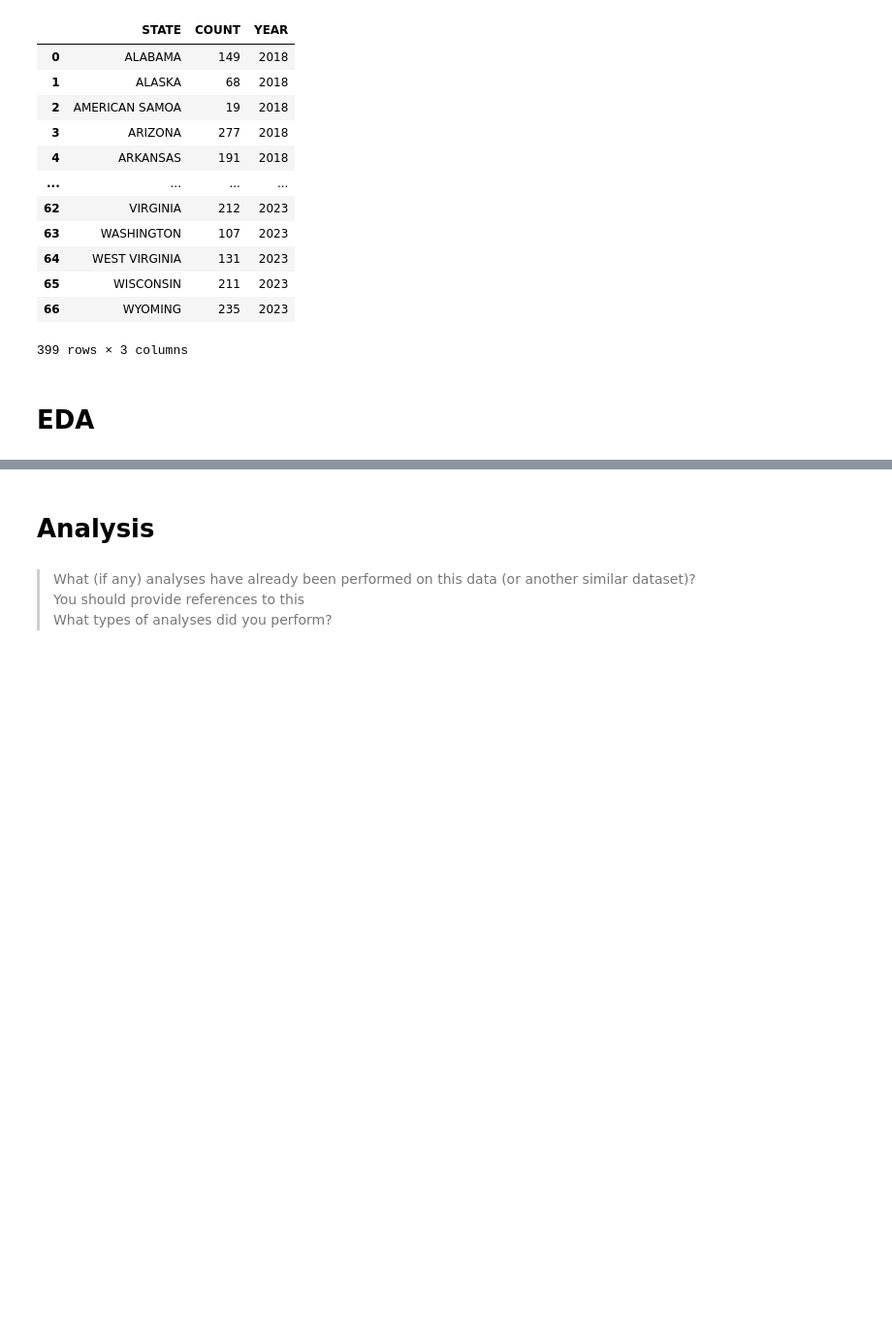
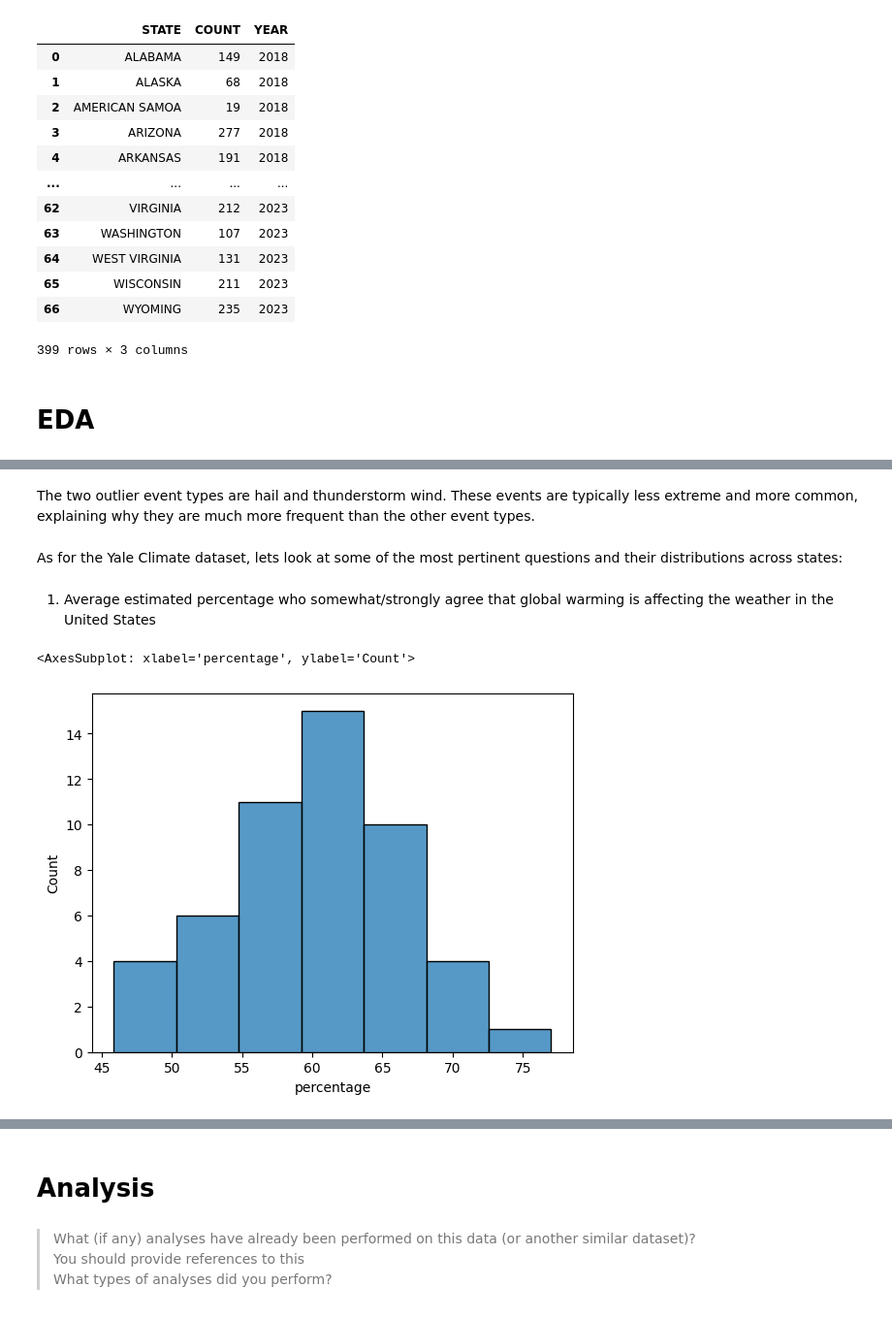
Before and after one commit to ncolebank12/math189-proj, a Jupyter notebook: project.ipynb, the cells around one changed output, grey strips where cells are left out. Shown at 97% size. Drawn from its saved outputs; the diff is of its cells as text; code cells hidden in the pictures; blank space fills up the shorter version.

```diff
--- a/project.ipynb
+++ b/project.ipynb
@@ -187,0 +352,12 @@ event_count_merged = event_count_merged.drop(columns=['geoname', 'year'])
+# %% [markdown]
+The two outlier event types are hail and thunderstorm wind. These events are typically less extreme and more common, explaining why they are much more frequent than the other event types.
+# %% [markdown]
+As for the Yale Climate dataset, lets look at some of the most pertinent questions and their distributions across states:
+# %% [markdown]
+1. Average estimated percentage who somewhat/strongly agree that global warming is affecting the weather in the United States
+# %%
+affect_weather = yale_climate[yale_climate['varname'] == 'affectweather'].groupby('geoname').mean(numeric_only=True)
+sns.histplot(data=affect_weather, x='percentage')
+# %% [output]
+<AxesSubplot: xlabel='percentage', ylabel='Count'>
+[figure, added]
```
Also changed, not shown: parts of 34 cells of this notebook.
